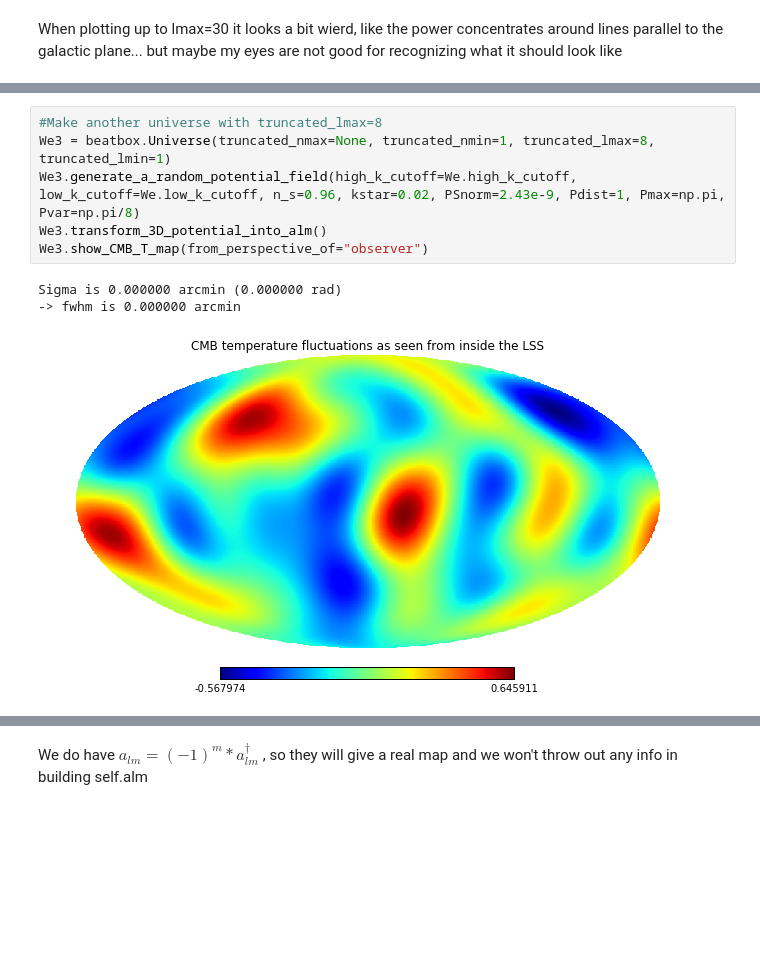
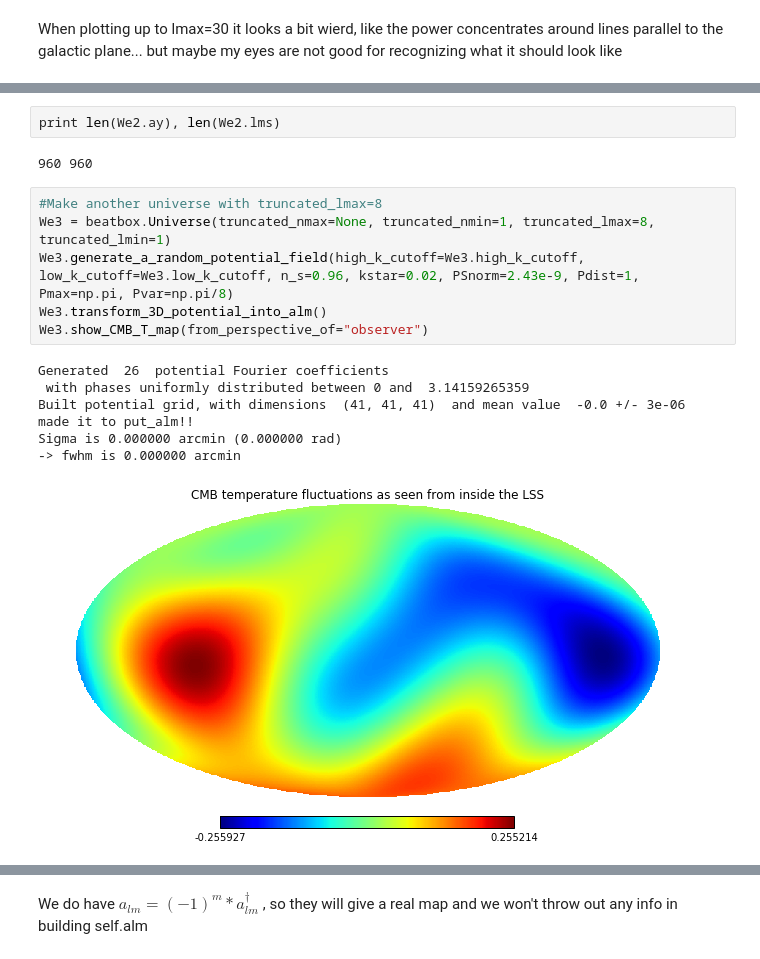
Before and after one commit to LaurencePeanuts/Music, a Jupyter notebook: Potential_Demo.ipynb, the cells around one changed output, grey strips where cells are left out. Saved outputs shown, nothing was run; the diff lists cells and outputs as text; blank space fills up the shorter version.

Commit message:
bug with put_alm fixed. a_y used to plot Tmap can be recovered correctly from the Tmap

```diff
--- a/Potential_Demo.ipynb
+++ b/Potential_Demo.ipynb
@@ -98,13 +104,21 @@ Sigma is 0.000000 arcmin (0.000000 rad)
+# %%
+print len(We2.ay), len(We2.lms)
+# %% [output]
+960 960
 # %%
 #Make another universe with truncated_lmax=8
 We3 = beatbox.Universe(truncated_nmax=None, truncated_nmin=1, truncated_lmax=8, truncated_lmin=1)
-We3.generate_a_random_potential_field(high_k_cutoff=We.high_k_cutoff, low_k_cutoff=We.low_k_cutoff, n_s=0.96, kstar=0.02, PSnorm=2.43e-9, Pdist=1, Pmax=np.pi, Pvar=np.pi/8)
+We3.generate_a_random_potential_field(high_k_cutoff=We3.high_k_cutoff, low_k_cutoff=We3.low_k_cutoff, n_s=0.96, kstar=0.02, PSnorm=2.43e-9, Pdist=1, Pmax=np.pi, Pvar=np.pi/8)
 We3.transform_3D_potential_into_alm()
 We3.show_CMB_T_map(from_perspective_of="observer")
 # %% [output]
+Generated  26  potential Fourier coefficients
+ with phases uniformly distributed between 0 and  3.14159265359
+Built potential grid, with dimensions  (41, 41, 41)  and mean value  -0.0 +/- 3e-06
+made it to put_alm!!
 Sigma is 0.000000 arcmin (0.000000 rad)
 -> fwhm is 0.000000 arcmin
-[figure, old version]
+[figure, new version]
 # %%
 #Test if the ay we get have the right properties to make real fields
 print We.ay[0:3]
```
Also changed, not shown: parts of 12 cells of this notebook, 1 other file.
